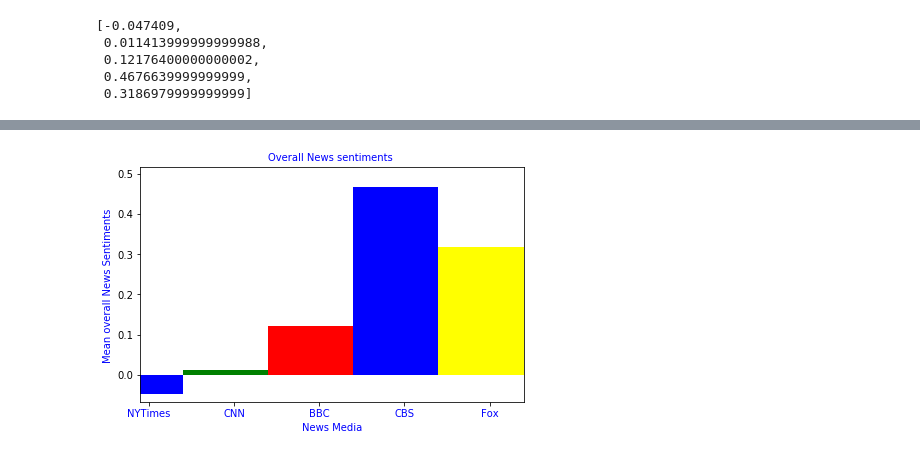
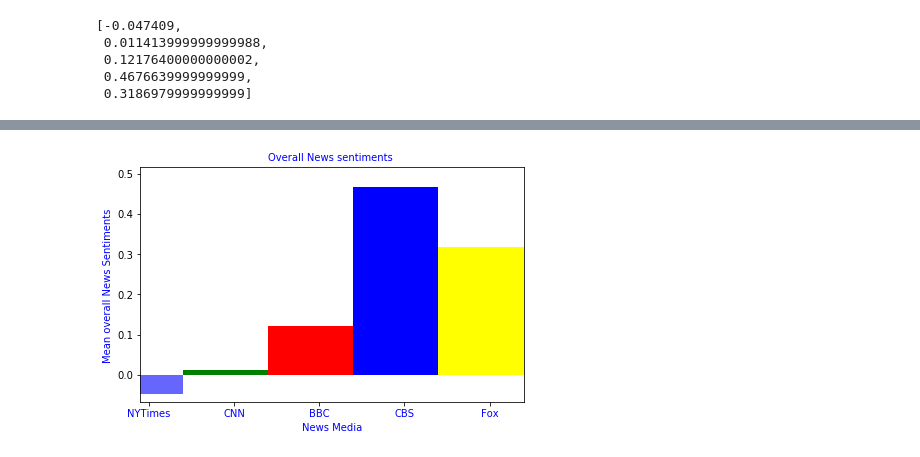
Before and after one commit to kundami/news_sentiments, a Jupyter notebook: NewsPaperSentinelAnalysis.ipynb, the cells around one changed output, grey strips where cells are left out. Drawn from its saved outputs; the diff is of its cells as text; code cells hidden in the pictures.

```diff
--- a/NewsPaperSentinelAnalysis.ipynb
+++ b/NewsPaperSentinelAnalysis.ipynb
@@ -245,23 +294,23 @@ fox
 # %%
 x_axis = [0,1,2,3,4]
 
-plt.bar(0, overall_sent[0], facecolor='blue', alpha=1.0, align="center",width=1.0)
+plt.bar(0, overall_sent[0], facecolor='blue', alpha=0.6, align="center",width=1.0)
 plt.bar(1, overall_sent[1], facecolor='green', alpha=1.0, align="center",width=1.0)
 plt.bar(2, overall_sent[2], facecolor='red', alpha=1.0, align="center",width=1.0)
 plt.bar(3, overall_sent[3], facecolor='blue', alpha=1.0, align="center",width=1.0)
 plt.bar(4, overall_sent[4], facecolor='yellow', alpha=1.0, align="center",width=1.0)
 
 tick_locations = [value+0.1 for value in x_axis]
 plt.xticks(tick_locations, ["NYTimes","CNN","BBC", "CBS", "Fox"], fontsize=10, color='blue')
 
 plt.xlim(0, 4.5)
 plt.ylim(min(overall_sent)-0.02, max(overall_sent)+0.05)
 
 plt.title("Overall News sentiments ", fontsize=10, color='blue')
 plt.xlabel("News Media", fontsize=10, color='blue')
 plt.ylabel("Mean overall News Sentiments ", fontsize=10, color='blue')
 plt.tight_layout(pad=0.4, w_pad=0.01, h_pad=1.0)
 plt.savefig("./output/moods_bar.png")
 plt.show()
 # %% [output]
-[figure, old version]
+[figure, new version]
```
Also changed, not shown: parts of 9 cells of this notebook, 7 other files.
